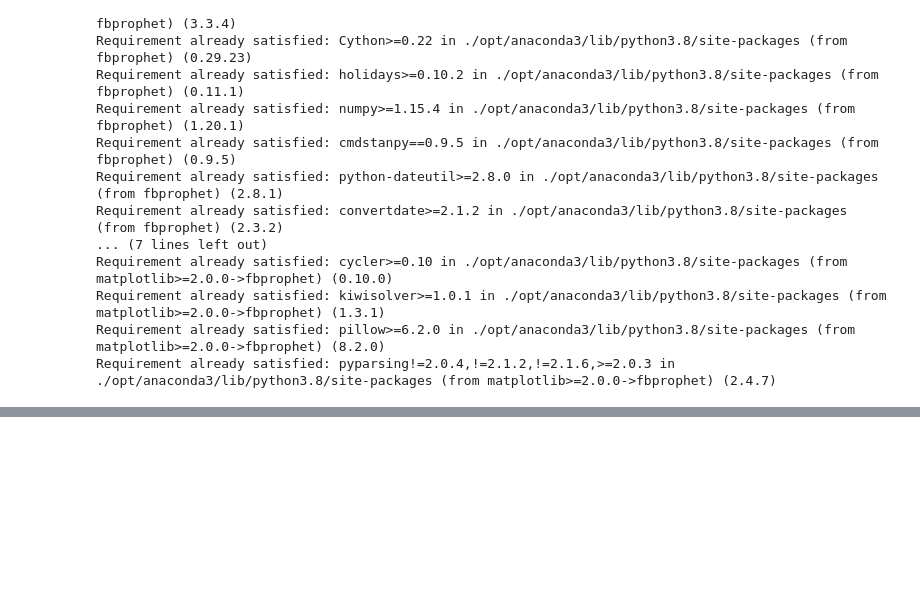
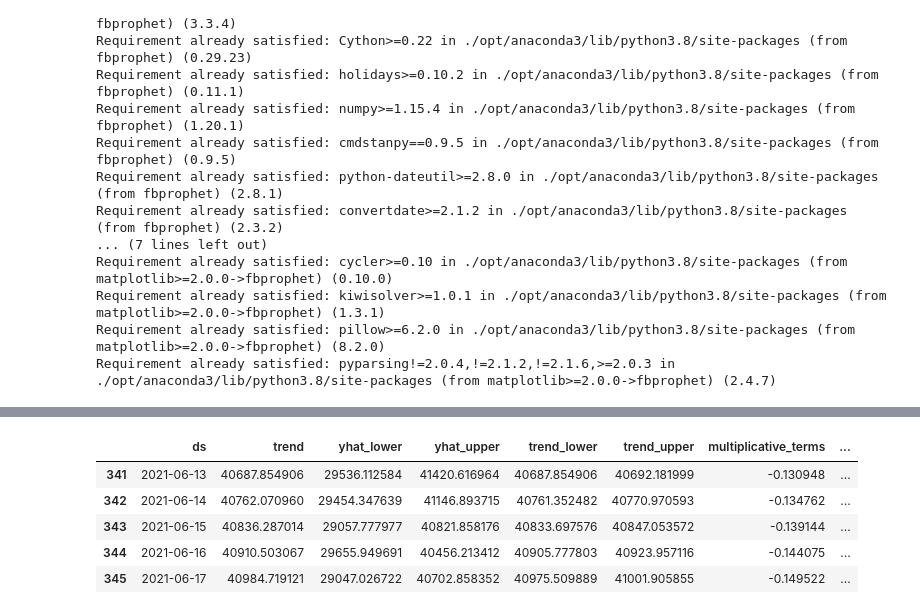
Before and after one commit to ryounan/Prophet, a Jupyter notebook: Prophet.ipynb, the cells around one changed output, grey strips where cells are left out. Cells and saved outputs as stored; diff of their text form; code cells hidden in the pictures; blank space fills up the shorter version.

```diff
--- a/Prophet.ipynb
+++ b/Prophet.ipynb
@@ -84,0 +117,9 @@ array(['2015', 'nan'], dtype=object)
+# %%
+forecast.tail()
+# %% [output]
+|  | ds | trend | yhat_lower | yhat_upper | trend_lower | trend_upper | multiplicative_terms | ... |
+| 341 | 2021-06-13 | 40687.854906 | 29536.112584 | 41420.616964 | 40687.854906 | 40692.181999 | -0.130948 | ... |
+| 342 | 2021-06-14 | 40762.070960 | 29454.347639 | 41146.893715 | 40761.352482 | 40770.970593 | -0.134762 | ... |
+| 343 | 2021-06-15 | 40836.287014 | 29057.777977 | 40821.858176 | 40833.697576 | 40847.053572 | -0.139144 | ... |
+| 344 | 2021-06-16 | 40910.503067 | 29655.949691 | 40456.213412 | 40905.777803 | 40923.957116 | -0.144075 | ... |
+| 345 | 2021-06-17 | 40984.719121 | 29047.026722 | 40702.858352 | 40975.509889 | 41001.905855 | -0.149522 | ... |
```
Also changed, not shown: parts of 15 cells of this notebook.
